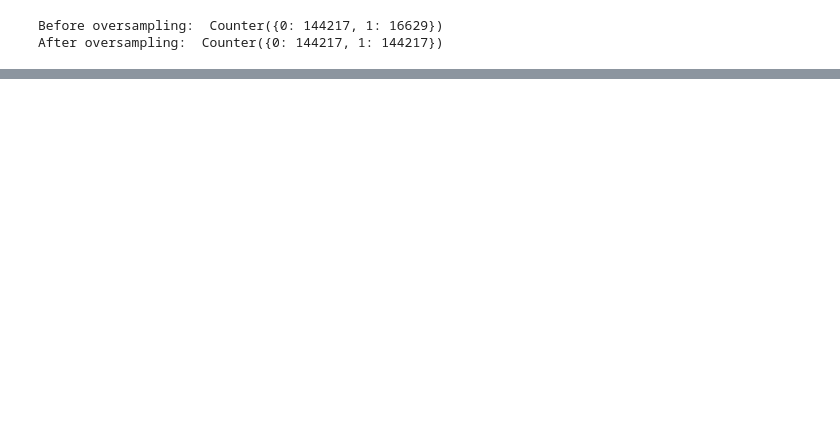
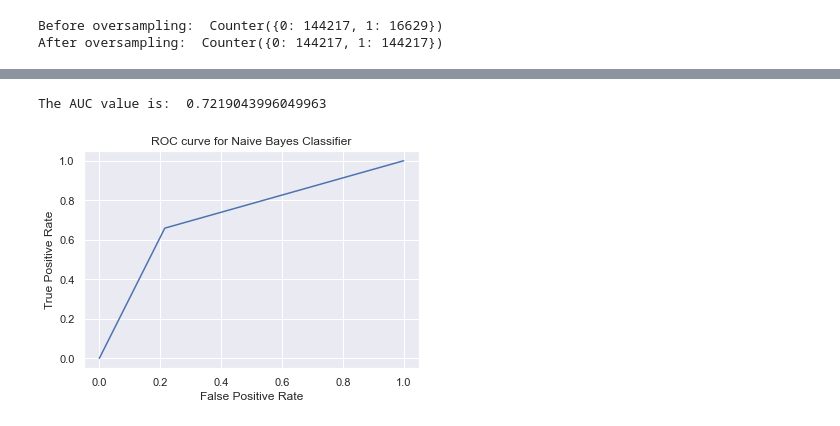
Before and after one commit to akhil97/Data_Mining_project-T4-DATS6103, a Jupyter notebook: model_building_final.ipynb, the cells around one changed output, grey strips where cells are left out. Cells and saved outputs as stored; diff of their text form; code cells hidden in the pictures; blank space fills up the shorter version.

```diff
--- a/model_building_final.ipynb
+++ b/model_building_final.ipynb
@@ -201,3 +205,14 @@ Naive Bayes Classifier Accuracy:  0.692608979473417
+# %%
+gnb_tpr, gnb_fpr, gnb_th = roc_curve(y_test, Gnb.predict(X_test))
+plt.plot(gnb_tpr,gnb_fpr)
+print("The AUC value is: ", roc_auc_score(y_test, Gnb.predict(X_test)))
+plt.title("ROC curve for Naive Bayes Classifier")
+plt.xlabel("False Positive Rate")
+plt.ylabel("True Positive Rate")
+plt.show()
+# %% [output]
+The AUC value is:  0.7219043996049963
+[figure, added]
 # %%
 # Under Sampling - LogisticRegression
 from sklearn.linear_model import LogisticRegression
```
Also changed, not shown: parts of 20 cells of this notebook.
